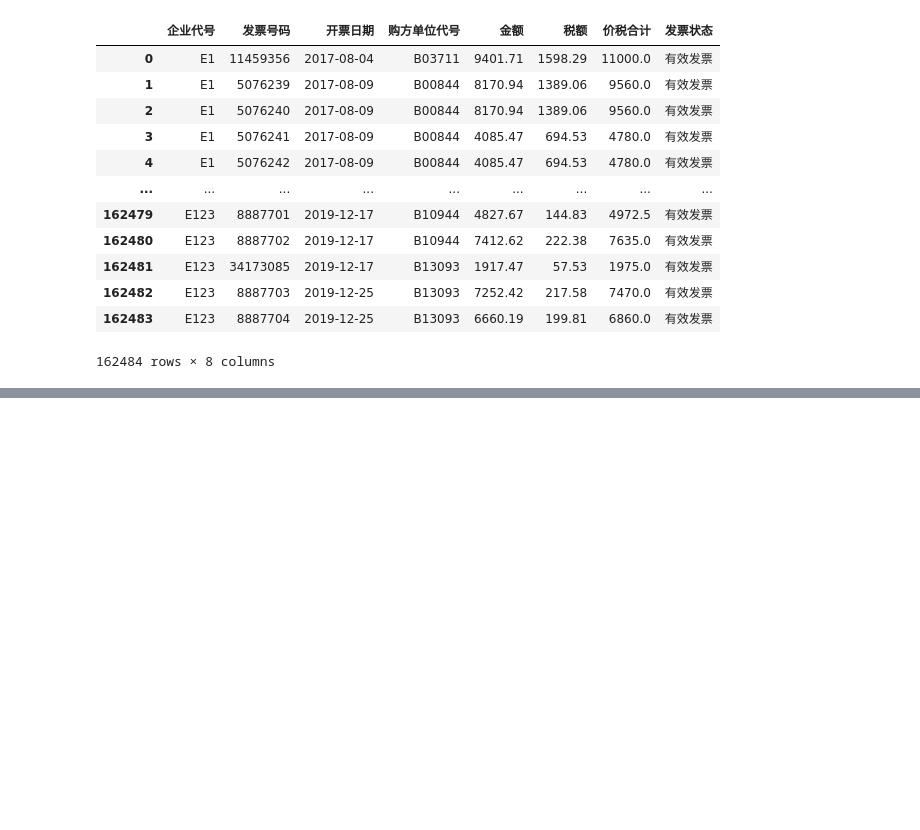
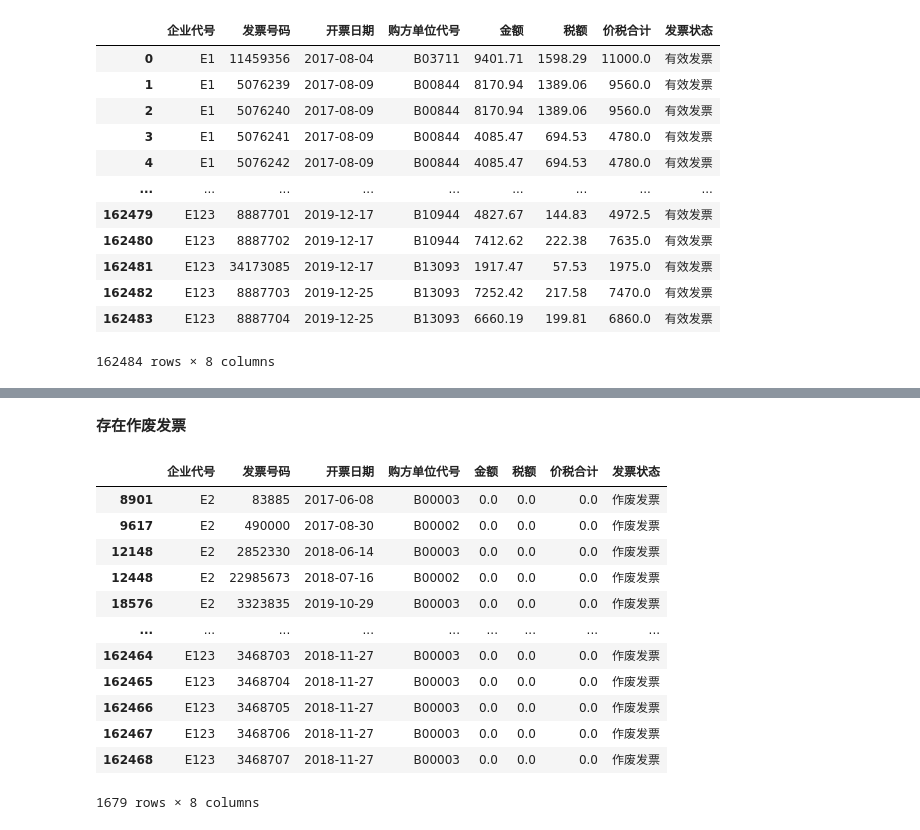
Before and after one commit to JinhuaSu/mathcontest2020, a Jupyter notebook: notebook/feature_engine.ipynb, the cells around one changed output, grey strips where cells are left out. Drawn from its saved outputs; the diff is of its cells as text; code cells hidden in the pictures; blank space fills up the shorter version.

```diff
--- a/notebook/feature_engine.ipynb
+++ b/notebook/feature_engine.ipynb
@@ -61,0 +85,18 @@ df[2]
+# %% [markdown]
+**存在作废发票**
+# %%
+df[2][df[2]['金额'] == 0.0]
+# %% [output]
+|  | 企业代号 | 发票号码 | 开票日期 | 购方单位代号 | 金额 | 税额 | 价税合计 | 发票状态 |
+| 8901 | E2 | 83885 | 2017-06-08 | B00003 | 0.0 | 0.0 | 0.0 | 作废发票 |
+| 9617 | E2 | 490000 | 2017-08-30 | B00002 | 0.0 | 0.0 | 0.0 | 作废发票 |
+| 12148 | E2 | 2852330 | 2018-06-14 | B00003 | 0.0 | 0.0 | 0.0 | 作废发票 |
+| 12448 | E2 | 22985673 | 2018-07-16 | B00002 | 0.0 | 0.0 | 0.0 | 作废发票 |
+| 18576 | E2 | 3323835 | 2019-10-29 | B00003 | 0.0 | 0.0 | 0.0 | 作废发票 |
+| ... | ... | ... | ... | ... | ... | ... | ... | ... |
+| 162464 | E123 | 3468703 | 2018-11-27 | B00003 | 0.0 | 0.0 | 0.0 | 作废发票 |
+| 162465 | E123 | 3468704 | 2018-11-27 | B00003 | 0.0 | 0.0 | 0.0 | 作废发票 |
+| 162466 | E123 | 3468705 | 2018-11-27 | B00003 | 0.0 | 0.0 | 0.0 | 作废发票 |
+| 162467 | E123 | 3468706 | 2018-11-27 | B00003 | 0.0 | 0.0 | 0.0 | 作废发票 |
+| 162468 | E123 | 3468707 | 2018-11-27 | B00003 | 0.0 | 0.0 | 0.0 | 作废发票 |
+1679 rows × 8 columns
```
Also changed, not shown: parts of 18 cells of this notebook, 1 other file.
